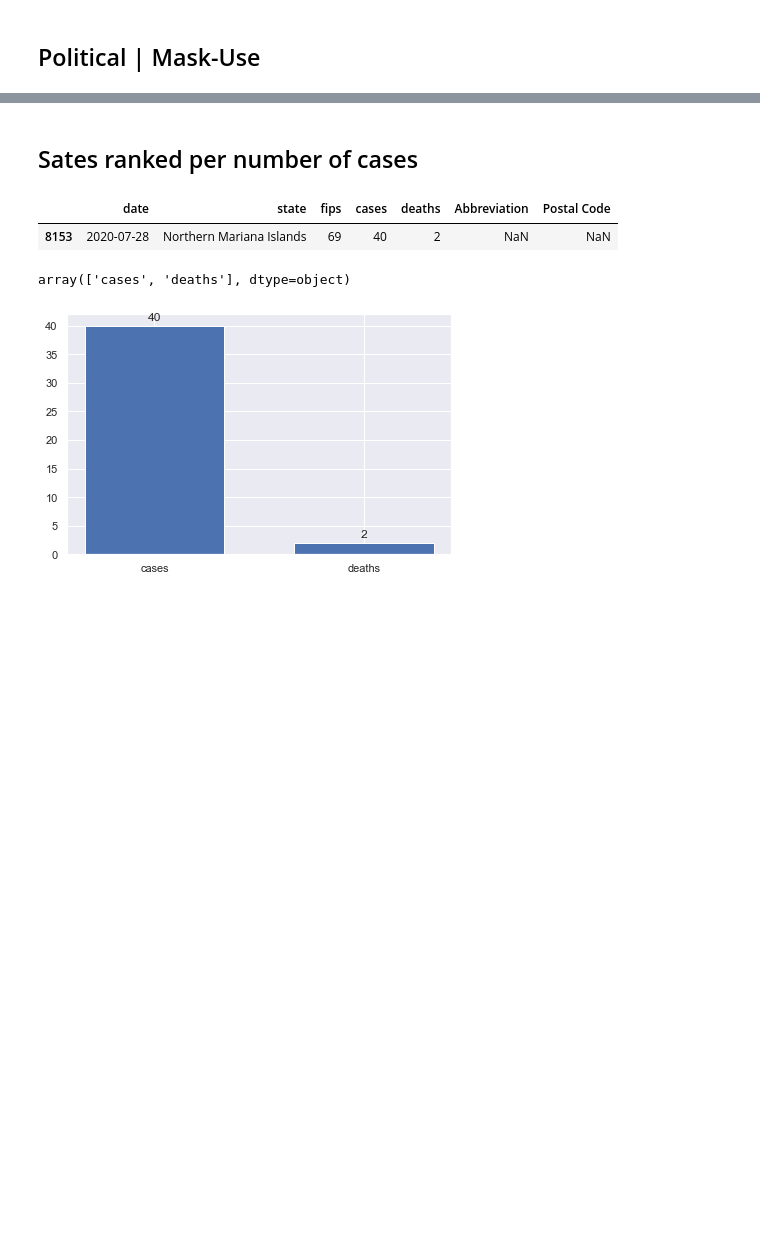
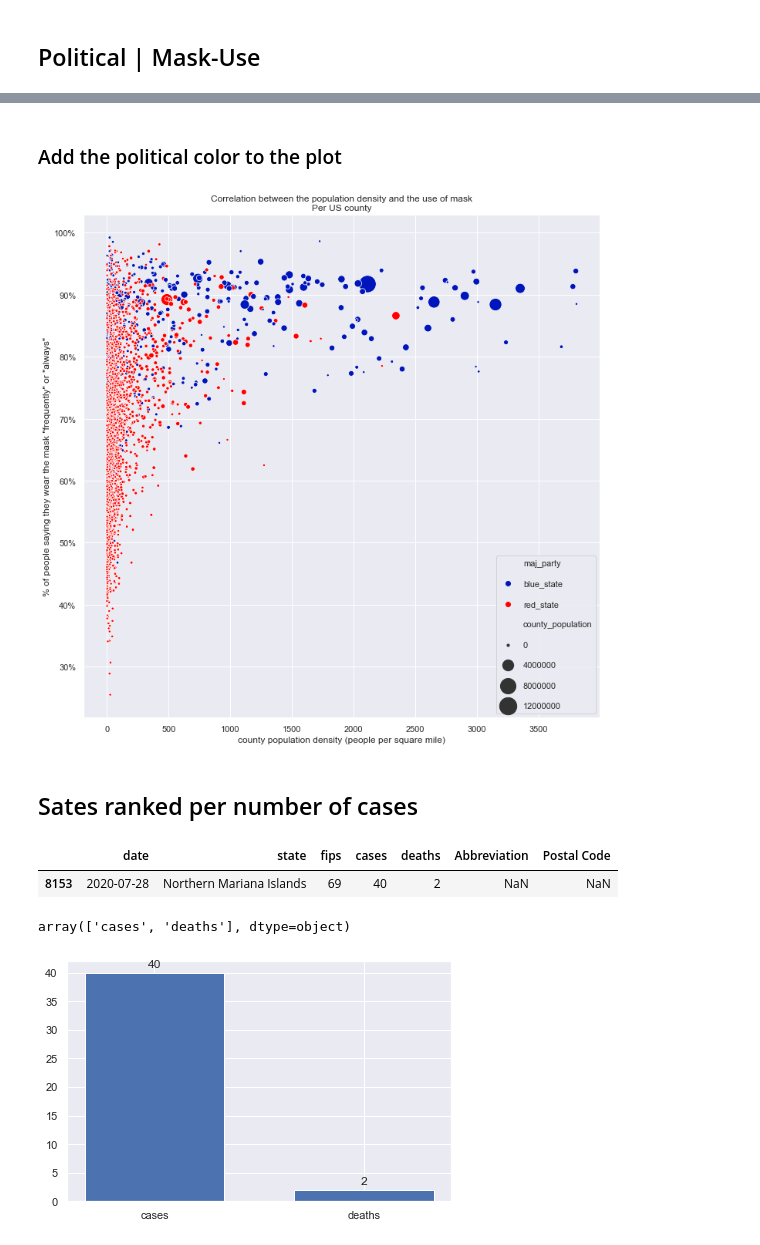
Before and after one commit to mtlberri/covid-19-data, a Jupyter notebook: covid-study.ipynb, the cells around one changed output, grey strips where cells are left out. Drawn from its saved outputs; the diff is of its cells as text; code cells hidden in the pictures; blank space fills up the shorter version.

```diff
--- a/covid-study.ipynb
+++ b/covid-study.ipynb
@@ -492,0 +517,3 @@ People from lower density counties tend to be more distributed along the spectru
+# %%
+dfp3 = dfp2.pivot(index='fips', columns='party', values='party_perc')
+dfp3.head()
@@ -492,0 +528,5 @@ People from lower density counties tend to be more distributed along the spectru
+# %%
+dfp3['maj_party'] = np.nan
+dfp3.loc[dfp3[dfp3.democrat > dfp3.republican].index, 'maj_party'] = 'blue_state'
+dfp3.loc[dfp3[dfp3.democrat < dfp3.republican].index, 'maj_party'] = 'red_state'
+dfp3.head()
@@ -492,0 +541,3 @@ People from lower density counties tend to be more distributed along the spectru
+# %%
+dfp3.drop(columns=[np.nan, 'democrat', 'republican'], inplace=True)
+dfp3.head()
@@ -492,0 +552,4 @@ People from lower density counties tend to be more distributed along the spectru
+# %%
+# Merge the political color in the main df
+dfm5 = pd.merge(left=dfm4, right=dfp3, on='fips', how='inner', left_index=True)
+dfm5
@@ -493,3 +570,22 @@ People from lower density counties tend to be more distributed along the spectru
+# %% [markdown]
+### Add the political color to the plot
+# %%
+"""plots the mask use correlation to population density"""
+fig, ax = plt.subplots(figsize=(12, 12))
+sns.scatterplot(x='pop_density', y='mask_use', size='county_population', sizes=(10, 500),
+                hue='maj_party',
+                palette=['#0015BC', '#FF0000'],
+                data=dfm5[dfm5.pop_density < 4000],
+                ax=ax, alpha=1)
+ax.get_yaxis().set_major_formatter(matplotlib.ticker.PercentFormatter())
+ax.get_xaxis().set_label_text('county population density (people per square mile)')
+ax.get_yaxis().set_label_text('% of people saying they wear the mask "frequently" or "always"')
+ax.legend(labelspacing=1.5)
+ax.set_title('Correlation between the population density '\
+             'and the use of mask\nPer US county')
+ax.get_figure().savefig('output_visuals/' + 'Population-density_Mask-use_Political-color.png', dpi=300)
+# %% [output]
+[figure, added]
 # %% [markdown]
 ## Sates ranked per number of cases
 # %%
```
Also changed, not shown: parts of 11 cells of this notebook, 2 other files.
